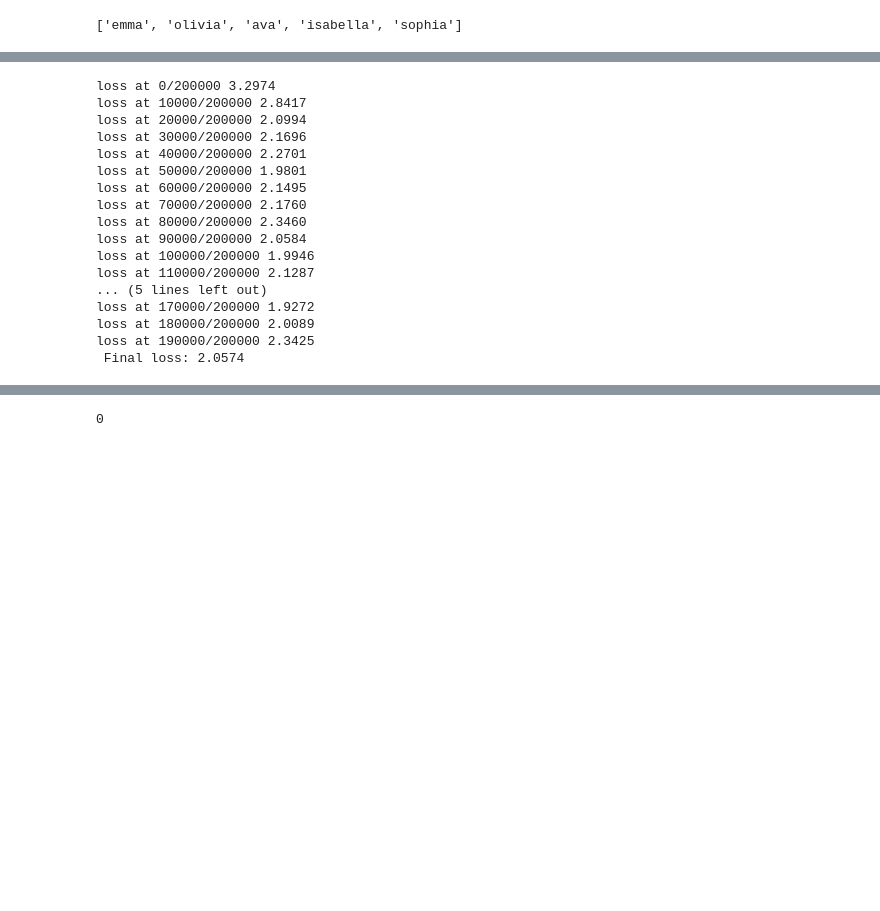
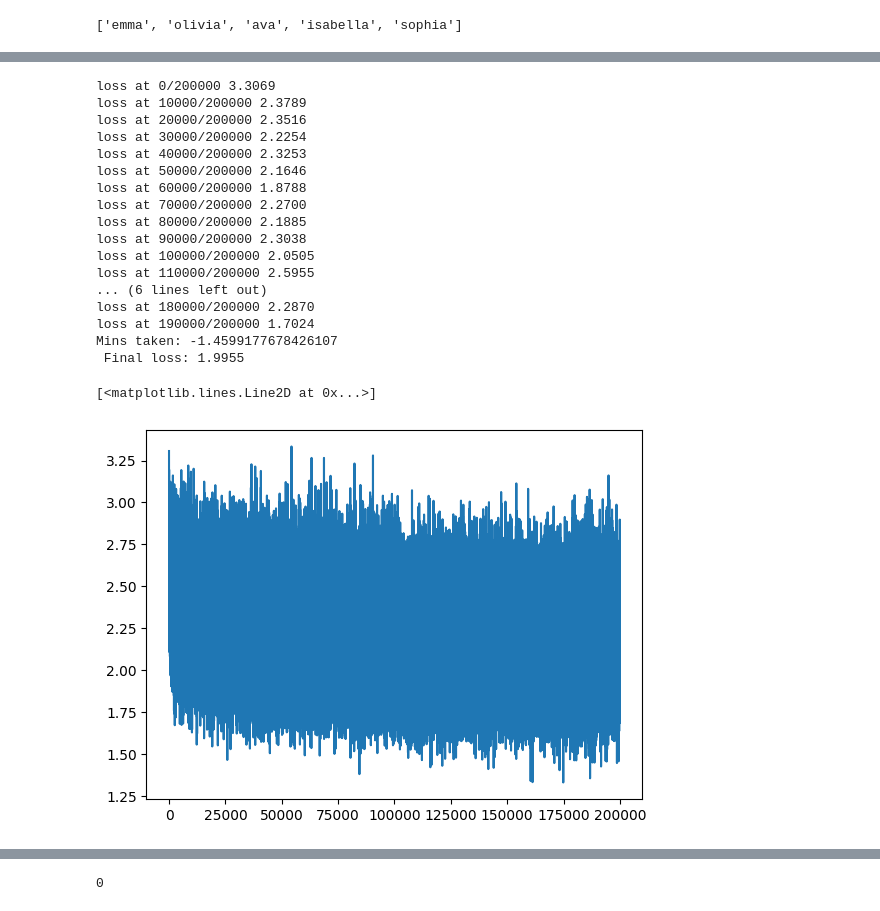
Before and after one commit to Pavan-Balaji22/LLM-from-scratch, a Jupyter notebook: MLP-method.ipynb, the cells around one changed output, grey strips where cells are left out. Saved outputs shown, nothing was run; the diff lists cells and outputs as text; code cells hidden in the pictures; blank space fills up the shorter version.

```diff
--- a/MLP-method.ipynb
+++ b/MLP-method.ipynb
@@ -74,7 +89,8 @@ parameters = [C,W1,b1,W2,b2]
 lrs = torch.linspace(-3,1,20)
 loglrs = 10**lrs
 # %%
-lrsloss = []
+lossi = []
+rsloss = []
 # %%
 sum( p.nelement() for p in parameters)
 # %% [output]
@@ -83,16 +99,26 @@ sum( p.nelement() for p in parameters)
 for p in parameters:
     p.requires_grad = True
 # %%
+
+t = time.time()
 batch_size = 32
 lrsloss = []
 for i in range(200000):
     #forward pass
     ix = torch.randint(0,high = Xtr.shape[0],size=(batch_size,))
     emb = C[Xtr[ix]]
-    out = emb.view(-1,n_context*e_dim) @ W1 + b1
-    out =  torch.tanh(out)
-    out = out @ W2 + b2
+    preh = emb.view(-1,n_context*e_dim) @ W1 + b1
+    bmeani = preh.mean(0,keepdim=True)
+    bstdi = preh.std(0,keepdim = True)
+    preh = bgain*(preh - bmeani)/ bstdi + bbias
+    with torch.no_grad():
+        bmeanrunning = 0.999 * bmeanrunning + 0.001 * bmeani
+        bmeanrunning = 0.999 * bstdrunning + 0.001 * bstdi
+
+    h =  torch.tanh(preh)
+    out = h @ W2 + b2
     loss = F.cross_entropy(out,Ytr[ix])
+    lossi.append(loss.item())
     if i % 10000 == 0:
         print(F"loss at {i}/200000 {loss.item():.4f}")
     for p in parameters:
@@ -104,22 +130,28 @@ for i in range(200000):
     lr = 0.1 if i <100000 else 0.01
     for p in parameters:
         p.data += -lr*p.grad
+print(F"Mins taken: {(t - time.time())/60}")
 print(F" Final loss: {loss.item():.4f}")
 # %% [output]
-loss at 0/200000 3.2974
-loss at 10000/200000 2.8417
-loss at 20000/200000 2.0994
-loss at 30000/200000 2.1696
-loss at 40000/200000 2.2701
-loss at 50000/200000 1.9801
-loss at 60000/200000 2.1495
-loss at 70000/200000 2.1760
-loss at 80000/200000 2.3460
-loss at 90000/200000 2.0584
-loss at 100000/200000 1.9946
-loss at 110000/200000 2.1287
-... (5 lines left out)
-loss at 170000/200000 1.9272
-loss at 180000/200000 2.0089
-loss at 190000/200000 2.3425
- Final loss: 2.0574
+loss at 0/200000 3.3069
+loss at 10000/200000 2.3789
+loss at 20000/200000 2.3516
+loss at 30000/200000 2.2254
+loss at 40000/200000 2.3253
+loss at 50000/200000 2.1646
+loss at 60000/200000 1.8788
+loss at 70000/200000 2.2700
+loss at 80000/200000 2.1885
+loss at 90000/200000 2.3038
+loss at 100000/200000 2.0505
+loss at 110000/200000 2.5955
+... (6 lines left out)
+loss at 180000/200000 2.2870
+loss at 190000/200000 1.7024
+Mins taken: -1.4599177678426107
+ Final loss: 1.9955
+# %%
+plt.plot(lossi)
+# %% [output]
+[<matplotlib.lines.Line2D at 0x...>]
+[figure, added]
```
Also changed, not shown: parts of 20 cells of this notebook, 1 other file.
